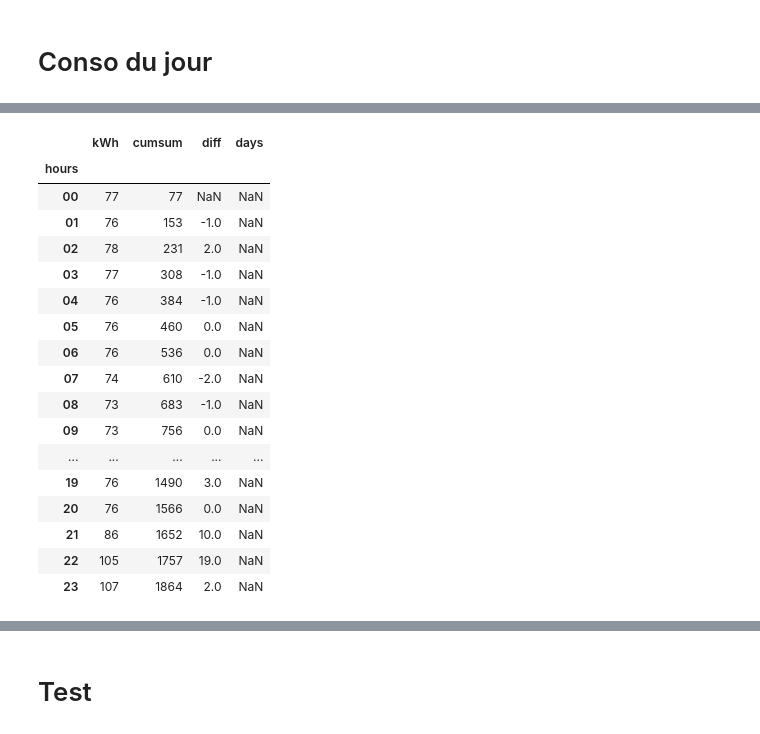
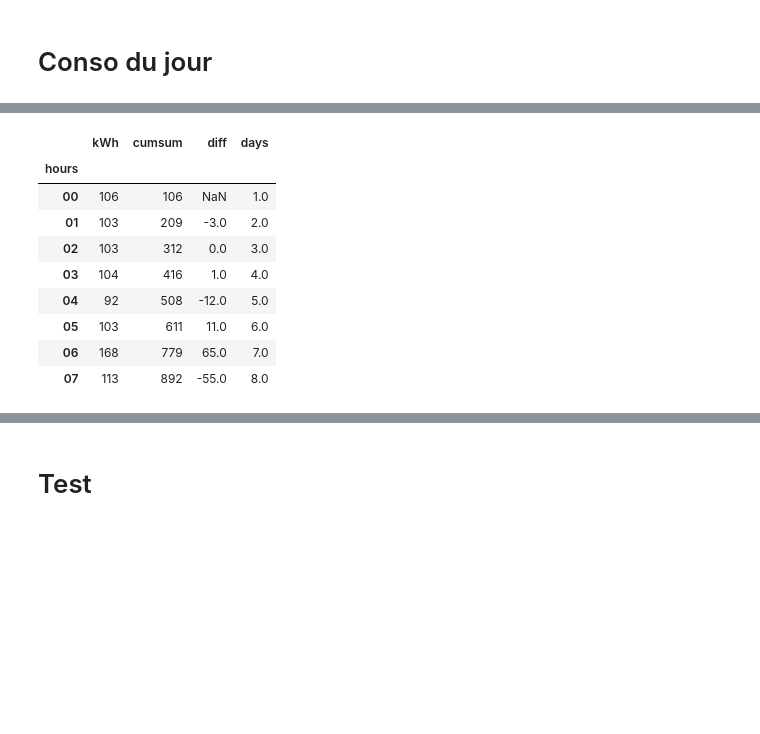
Before and after one commit to jdavid54/jupyter_notebooks, a Jupyter notebook: conso_kwh_reduced.ipynb, the cells around one changed output, grey strips where cells are left out. Cells and saved outputs as stored; diff of their text form; code cells hidden in the pictures; blank space fills up the shorter version.

```diff
--- a/conso_kwh_reduced.ipynb
+++ b/conso_kwh_reduced.ipynb
@@ -1186,25 +1141,17 @@ for rect, label in zip(rects, labels):
 # %%
-diff = grp_by_dayhours.loc[day]
+diff = grp_by_dayhours.loc[today]
 diff
 # %% [output]
 |  | kWh | cumsum | diff | days |
 | hours |  |  |  |  |
-| 00 | 77 | 77 | NaN | NaN |
-| 01 | 76 | 153 | -1.0 | NaN |
-| 02 | 78 | 231 | 2.0 | NaN |
-| 03 | 77 | 308 | -1.0 | NaN |
-| 04 | 76 | 384 | -1.0 | NaN |
-| 05 | 76 | 460 | 0.0 | NaN |
-| 06 | 76 | 536 | 0.0 | NaN |
-| 07 | 74 | 610 | -2.0 | NaN |
-| 08 | 73 | 683 | -1.0 | NaN |
-| 09 | 73 | 756 | 0.0 | NaN |
-| ... | ... | ... | ... | ... |
-| 19 | 76 | 1490 | 3.0 | NaN |
-| 20 | 76 | 1566 | 0.0 | NaN |
-| 21 | 86 | 1652 | 10.0 | NaN |
-| 22 | 105 | 1757 | 19.0 | NaN |
-| 23 | 107 | 1864 | 2.0 | NaN |
+| 00 | 106 | 106 | NaN | 1.0 |
+| 01 | 103 | 209 | -3.0 | 2.0 |
+| 02 | 103 | 312 | 0.0 | 3.0 |
+| 03 | 104 | 416 | 1.0 | 4.0 |
+| 04 | 92 | 508 | -12.0 | 5.0 |
+| 05 | 103 | 611 | 11.0 | 6.0 |
+| 06 | 168 | 779 | 65.0 | 7.0 |
+| 07 | 113 | 892 | -55.0 | 8.0 |
 # %%
 xx = np.arange(1,len(diff)+1)
 plt.bar(x,diff['diff'], color=np.where(diff['diff'] > 0, 'crimson', 'blue'))
```
Also changed, not shown: parts of 77 cells of this notebook, 9 other files.
